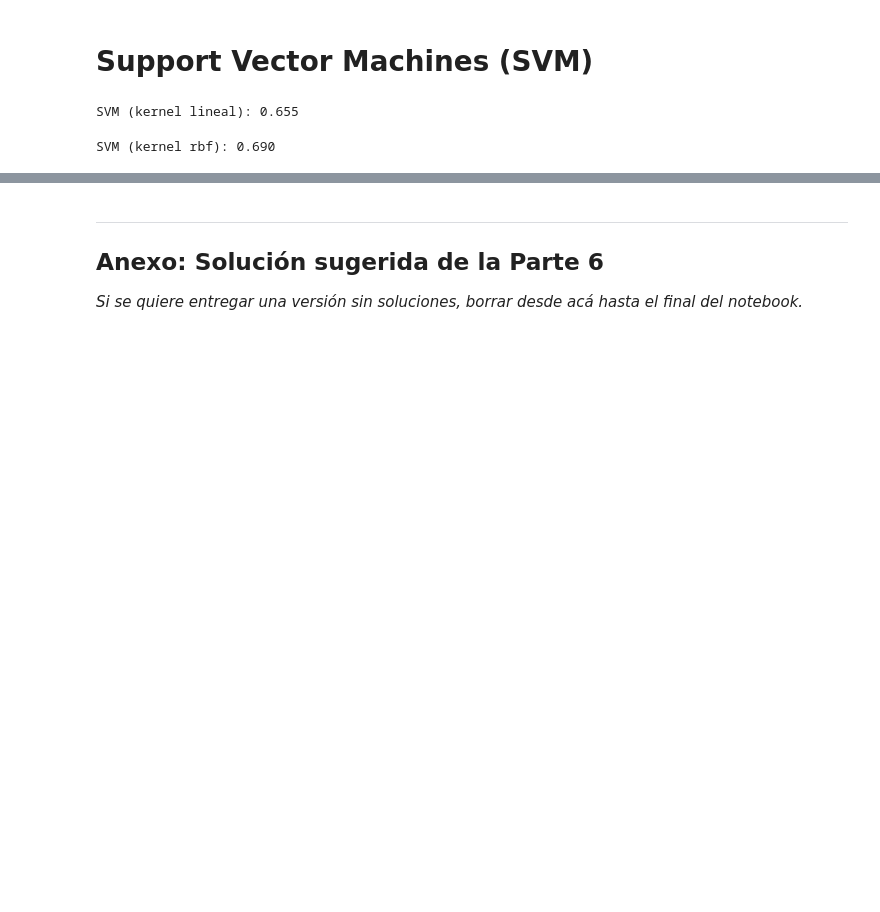
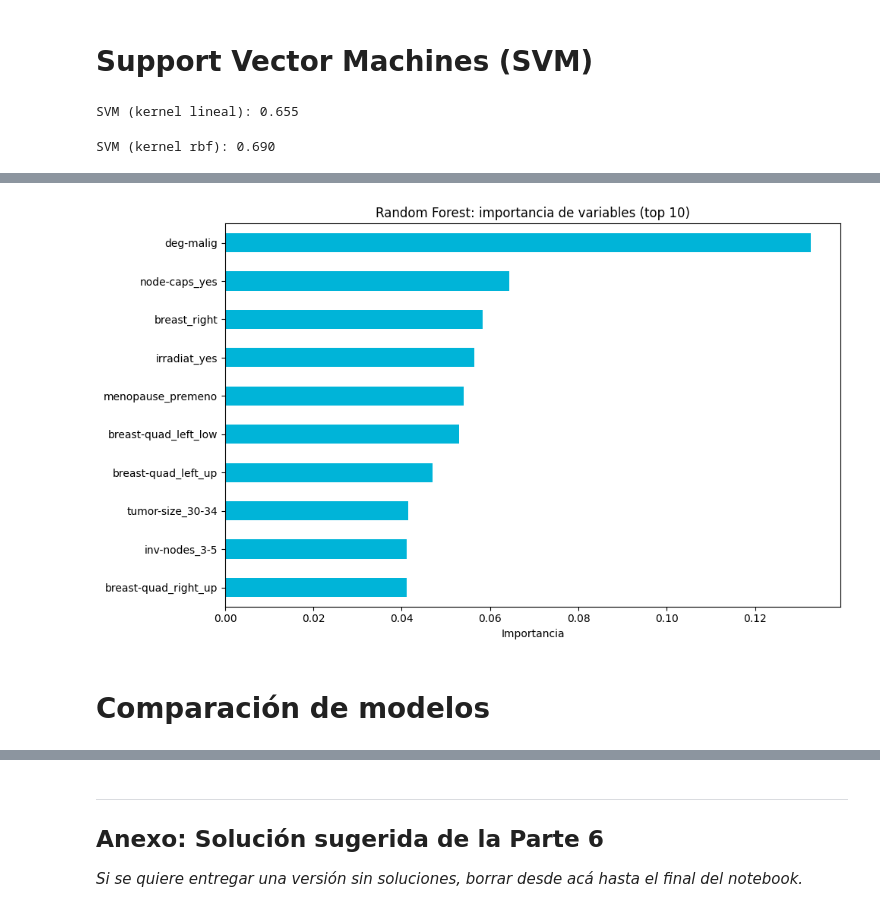
Before and after one commit to EmiiFernandez/actividades_data_sciente_ypf, a Jupyter notebook: C13_Notebook-17.ipynb, the cells around one changed output, grey strips where cells are left out. Saved outputs shown, nothing was run; the diff lists cells and outputs as text; code cells hidden in the pictures; blank space fills up the shorter version.

```diff
--- a/C13_Notebook-17.ipynb
+++ b/C13_Notebook-17.ipynb
@@ -490,0 +502,4 @@ NameError: name 'acc_svm_linear' is not defined
+# %%
+rf_c = RandomForestClassifier(n_estimators=100, random_state=42)
+rf_c.fit(X_train_scaled_c, y_train_c)
+y_pred_rf_c = rf_c.predict(X_test_scaled_c)
@@ -490,0 +520,14 @@ NameError: name 'acc_svm_linear' is not defined
+# %%
+# Importancia de variables
+importancias = pd.Series(rf_c.feature_importances_, index=X_cancer.columns).sort_values(ascending=False)
+fig, ax = plt.subplots(figsize=(10, 6))
+importancias.head(10).plot(kind='barh', ax=ax, color='#00B4D8')
+ax.set_xlabel('Importancia')
+ax.set_title('Random Forest: importancia de variables (top 10)')
+ax.invert_yaxis()
+plt.tight_layout()
+plt.show()
+# %% [output]
+[figure, added]
+# %% [markdown]
+# **Comparación de modelos**
```
Also changed, not shown: parts of 7 cells of this notebook.
